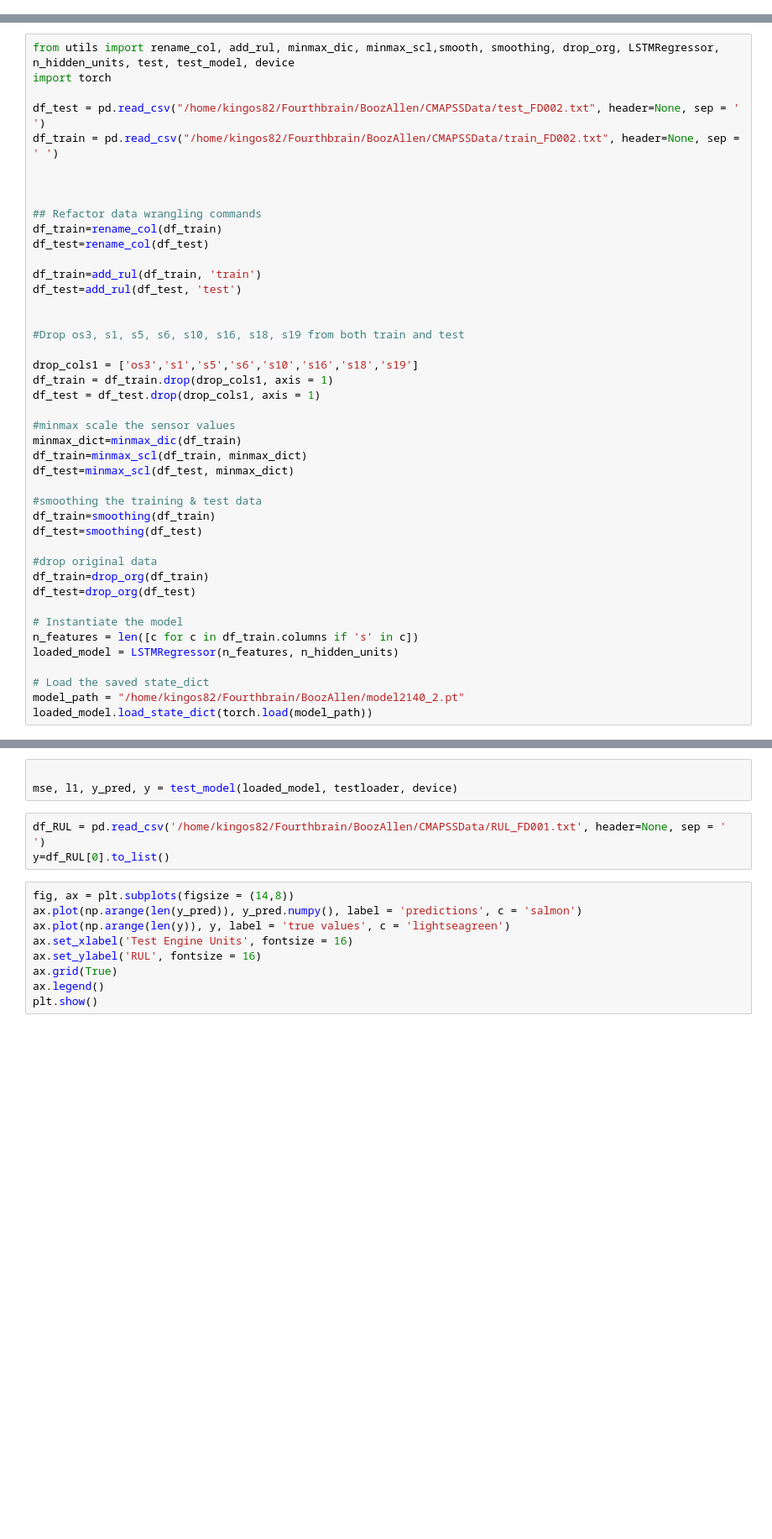
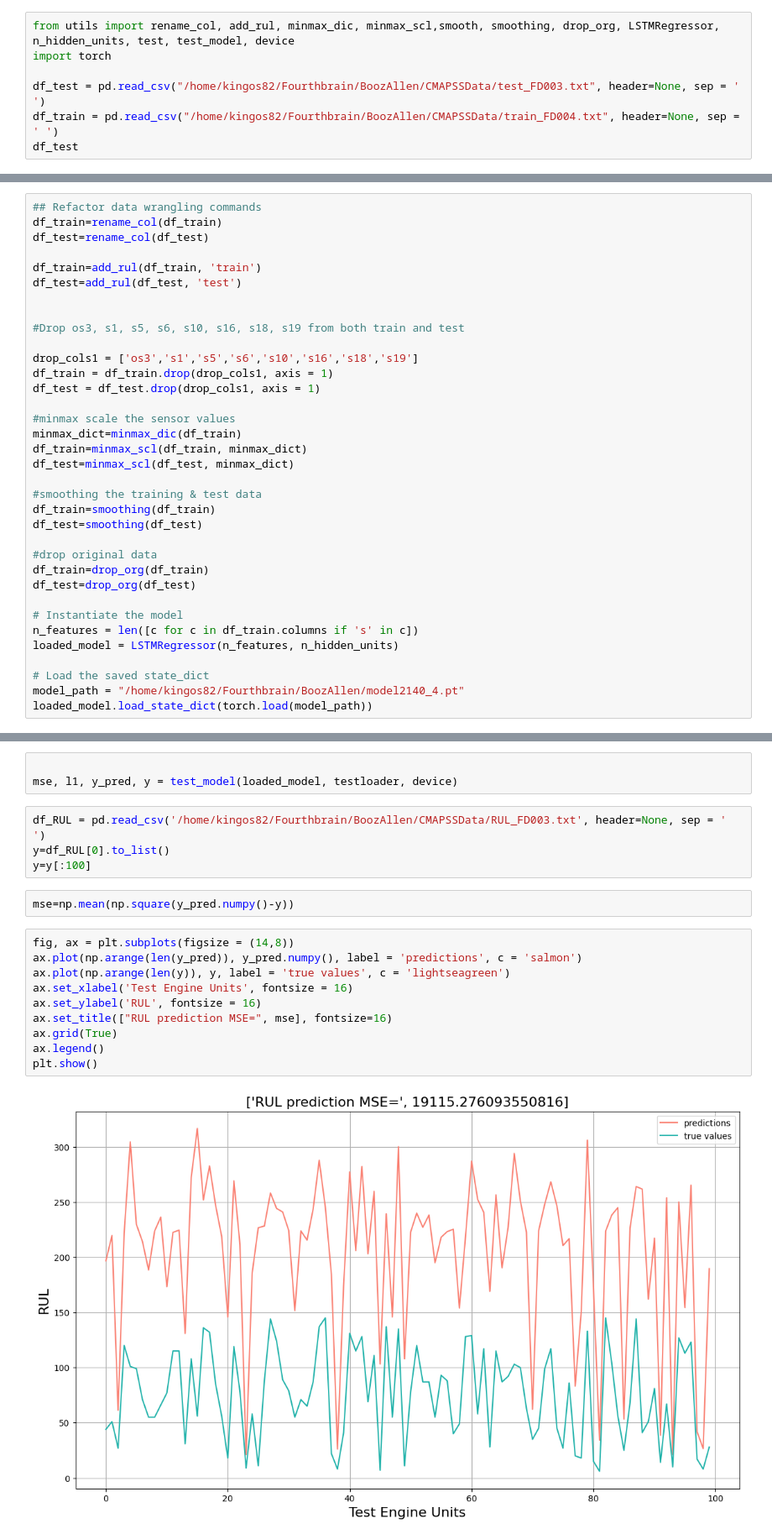
Before and after one commit to kingos82/BoozAllen, a Jupyter notebook: scripts/exp230317.ipynb, the cells around one changed output, grey strips where cells are left out. Shown at 84% size. Saved outputs shown, nothing was run; the diff lists cells and outputs as text; blank space fills up the shorter version.

```diff
--- a/scripts/exp230317.ipynb
+++ b/scripts/exp230317.ipynb
@@ -10,3 +10,10 @@ from torch.utils.data import DataLoader
 sys.path.append(os.path.abspath(os.path.join("..")))
 sys.path.append(os.path.abspath(os.path.join('.','./CMAPSSData/')))
 import matplotlib.pyplot as plt
+# %%
+from utils import rename_col, add_rul, minmax_dic, minmax_scl,smooth, smoothing, drop_org, LSTMRegressor, n_hidden_units, test, test_model, device
+import torch
+
+df_test = pd.read_csv("/home/kingos82/Fourthbrain/BoozAllen/CMAPSSData/test_FD003.txt", header=None, sep = ' ')
+df_train = pd.read_csv("/home/kingos82/Fourthbrain/BoozAllen/CMAPSSData/train_FD004.txt", header=None, sep = ' ')
+df_test
@@ -13,12 +51,4 @@ import matplotlib.pyplot as plt
 # %%
-from utils import rename_col, add_rul, minmax_dic, minmax_scl,smooth, smoothing, drop_org, LSTMRegressor, n_hidden_units, test, test_model, device
-import torch
-
-df_test = pd.read_csv("/home/kingos82/Fourthbrain/BoozAllen/CMAPSSData/test_FD002.txt", header=None, sep = ' ')
-df_train = pd.read_csv("/home/kingos82/Fourthbrain/BoozAllen/CMAPSSData/train_FD002.txt", header=None, sep = ' ')
-
-
-
 ## Refactor data wrangling commands
 df_train=rename_col(df_train)
 df_test=rename_col(df_test)
@@ -51,5 +81,5 @@ n_features = len([c for c in df_train.columns if 's' in c])
 loaded_model = LSTMRegressor(n_features, n_hidden_units)
 
 # Load the saved state_dict
-model_path = "/home/kingos82/Fourthbrain/BoozAllen/model2140_2.pt"
+model_path = "/home/kingos82/Fourthbrain/BoozAllen/model2140_4.pt"
 loaded_model.load_state_dict(torch.load(model_path))
@@ -68,17 +100,23 @@ testloader = DataLoader(test_data, batch_size = 100)
 
 mse, l1, y_pred, y = test_model(loaded_model, testloader, device)
 # %%
-df_RUL = pd.read_csv('/home/kingos82/Fourthbrain/BoozAllen/CMAPSSData/RUL_FD001.txt', header=None, sep = ' ')
+df_RUL = pd.read_csv('/home/kingos82/Fourthbrain/BoozAllen/CMAPSSData/RUL_FD003.txt', header=None, sep = ' ')
 y=df_RUL[0].to_list()
+y=y[:100]
+# %%
+mse=np.mean(np.square(y_pred.numpy()-y))
 # %%
 fig, ax = plt.subplots(figsize = (14,8))
 ax.plot(np.arange(len(y_pred)), y_pred.numpy(), label = 'predictions', c = 'salmon')
 ax.plot(np.arange(len(y)), y, label = 'true values', c = 'lightseagreen')
 ax.set_xlabel('Test Engine Units', fontsize = 16)
 ax.set_ylabel('RUL', fontsize = 16)
+ax.set_title(["RUL prediction MSE=", mse], fontsize=16)
 ax.grid(True)
 ax.legend()
 plt.show()
+# %% [output]
+[figure, added]
 # %%
 
 import plotly.graph_objects as go
```
Also changed, not shown: parts of 3 cells of this notebook, 1 other file.
